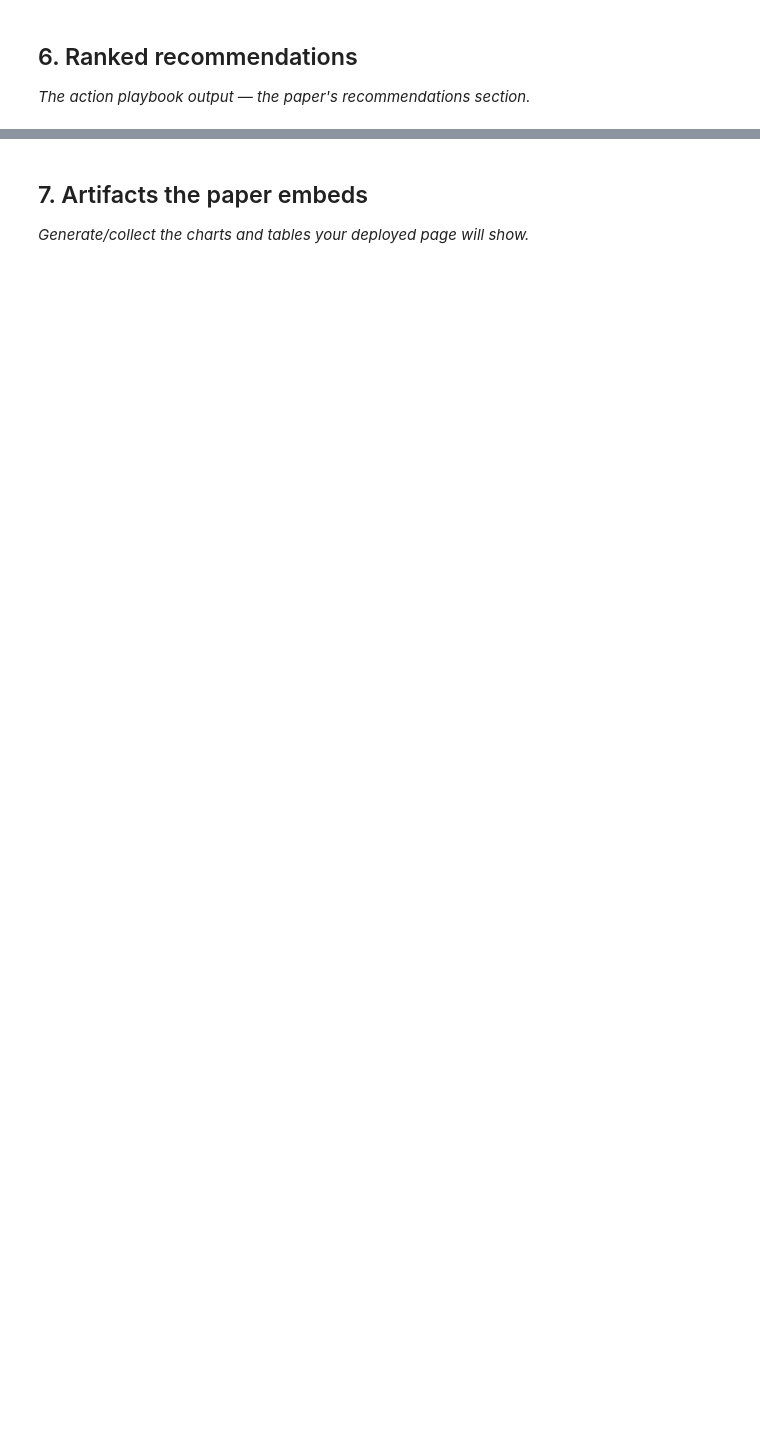
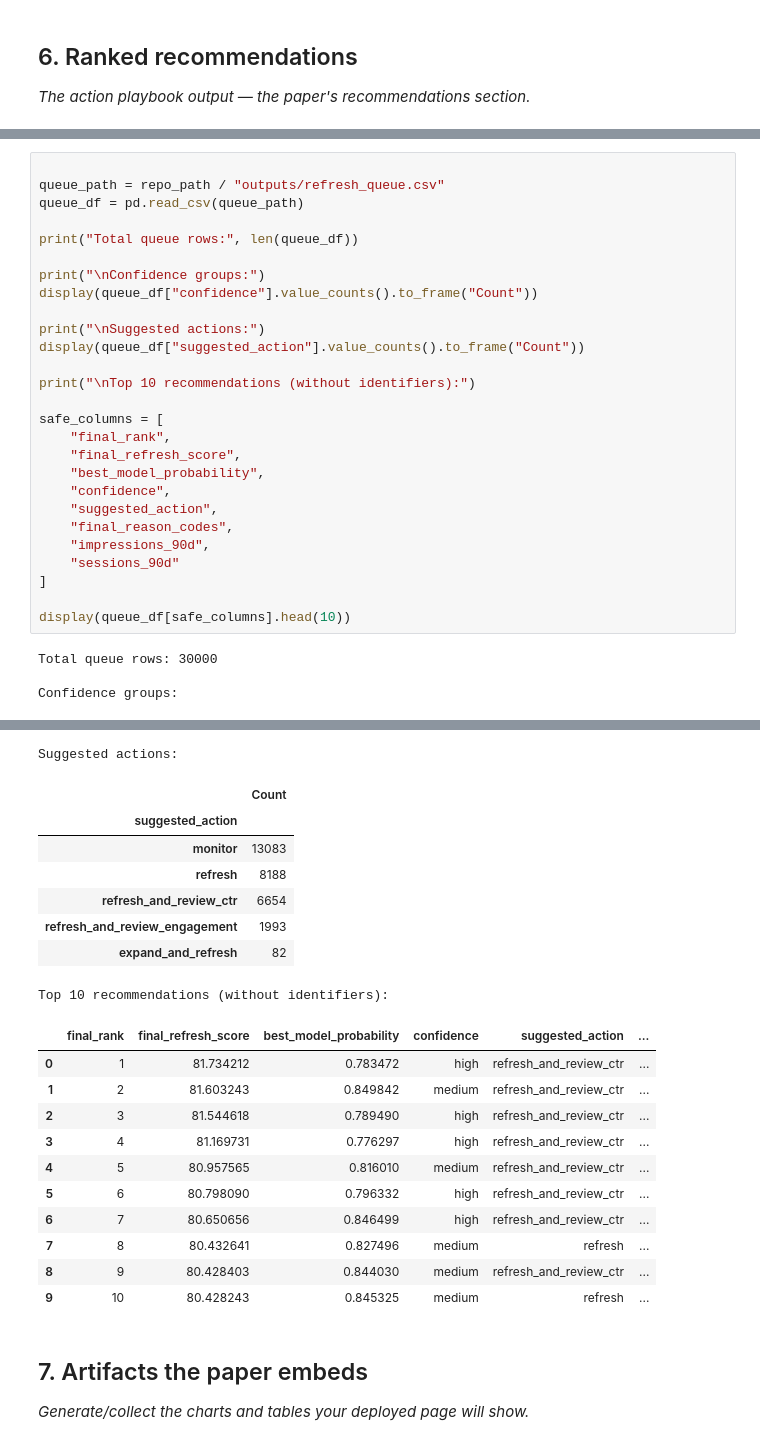
Before and after one commit to Pangakeerthi11/keerthi-flyrank-ml-internship-2026, a Jupyter notebook: work/notebooks/capstone.ipynb, the cells around one changed output, grey strips where cells are left out. Cells and saved outputs as stored; diff of their text form; blank space fills up the shorter version.

```diff
--- a/work/notebooks/capstone.ipynb
+++ b/work/notebooks/capstone.ipynb
@@ -32,0 +502,31 @@ This skeleton is yours to fill. Work the sections **in order** — each one has
+# %%
+
+queue_path = repo_path / "outputs/refresh_queue.csv"
+queue_df = pd.read_csv(queue_path)
+
+print("Total queue rows:", len(queue_df))
+
+print("\nConfidence groups:")
+display(queue_df["confidence"].value_counts().to_frame("Count"))
+
+print("\nSuggested actions:")
+display(queue_df["suggested_action"].value_counts().to_frame("Count"))
+
+print("\nTop 10 recommendations (without identifiers):")
+
+safe_columns = [
+    "final_rank",
+    "final_refresh_score",
+    "best_model_probability",
+    "confidence",
+    "suggested_action",
+    "final_reason_codes",
+    "impressions_90d",
+    "sessions_90d"
+]
+
+display(queue_df[safe_columns].head(10))
+# %% [output]
+Total queue rows: 30000
+
+Confidence groups:
@@ -33,3 +538,23 @@ This skeleton is yours to fill. Work the sections **in order** — each one has
+Suggested actions:
+|  | Count |
+| suggested_action |  |
+| monitor | 13083 |
+| refresh | 8188 |
+| refresh_and_review_ctr | 6654 |
+| refresh_and_review_engagement | 1993 |
+| expand_and_refresh | 82 |
+Top 10 recommendations (without identifiers):
+|  | final_rank | final_refresh_score | best_model_probability | confidence | suggested_action | ... |
+| 0 | 1 | 81.734212 | 0.783472 | high | refresh_and_review_ctr | ... |
+| 1 | 2 | 81.603243 | 0.849842 | medium | refresh_and_review_ctr | ... |
+| 2 | 3 | 81.544618 | 0.789490 | high | refresh_and_review_ctr | ... |
+| 3 | 4 | 81.169731 | 0.776297 | high | refresh_and_review_ctr | ... |
+| 4 | 5 | 80.957565 | 0.816010 | medium | refresh_and_review_ctr | ... |
+| 5 | 6 | 80.798090 | 0.796332 | high | refresh_and_review_ctr | ... |
+| 6 | 7 | 80.650656 | 0.846499 | high | refresh_and_review_ctr | ... |
+| 7 | 8 | 80.432641 | 0.827496 | medium | refresh | ... |
+| 8 | 9 | 80.428403 | 0.844030 | medium | refresh_and_review_ctr | ... |
+| 9 | 10 | 80.428243 | 0.845325 | medium | refresh | ... |
 # %% [markdown]
 ## 7. Artifacts the paper embeds
 
```
Also changed, not shown: parts of 22 cells of this notebook.
